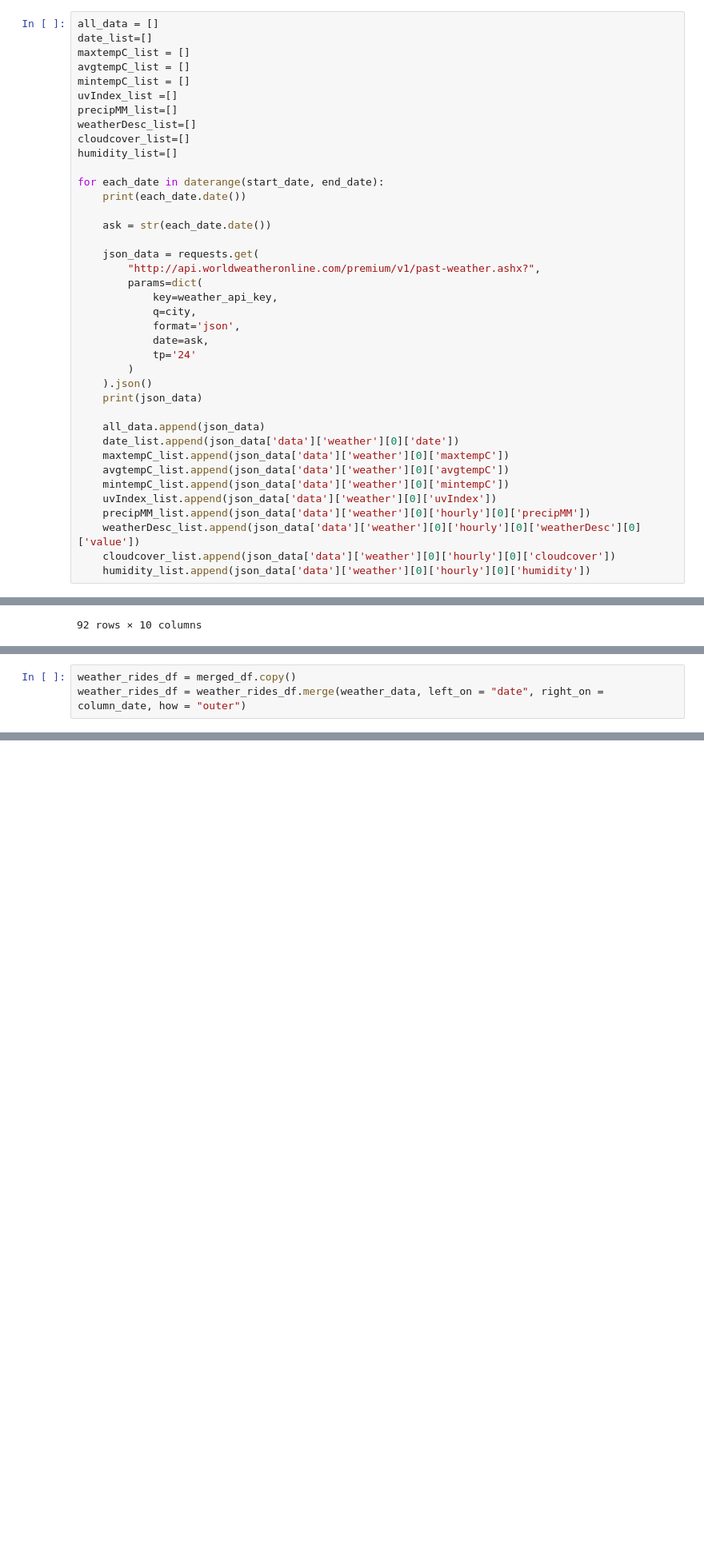
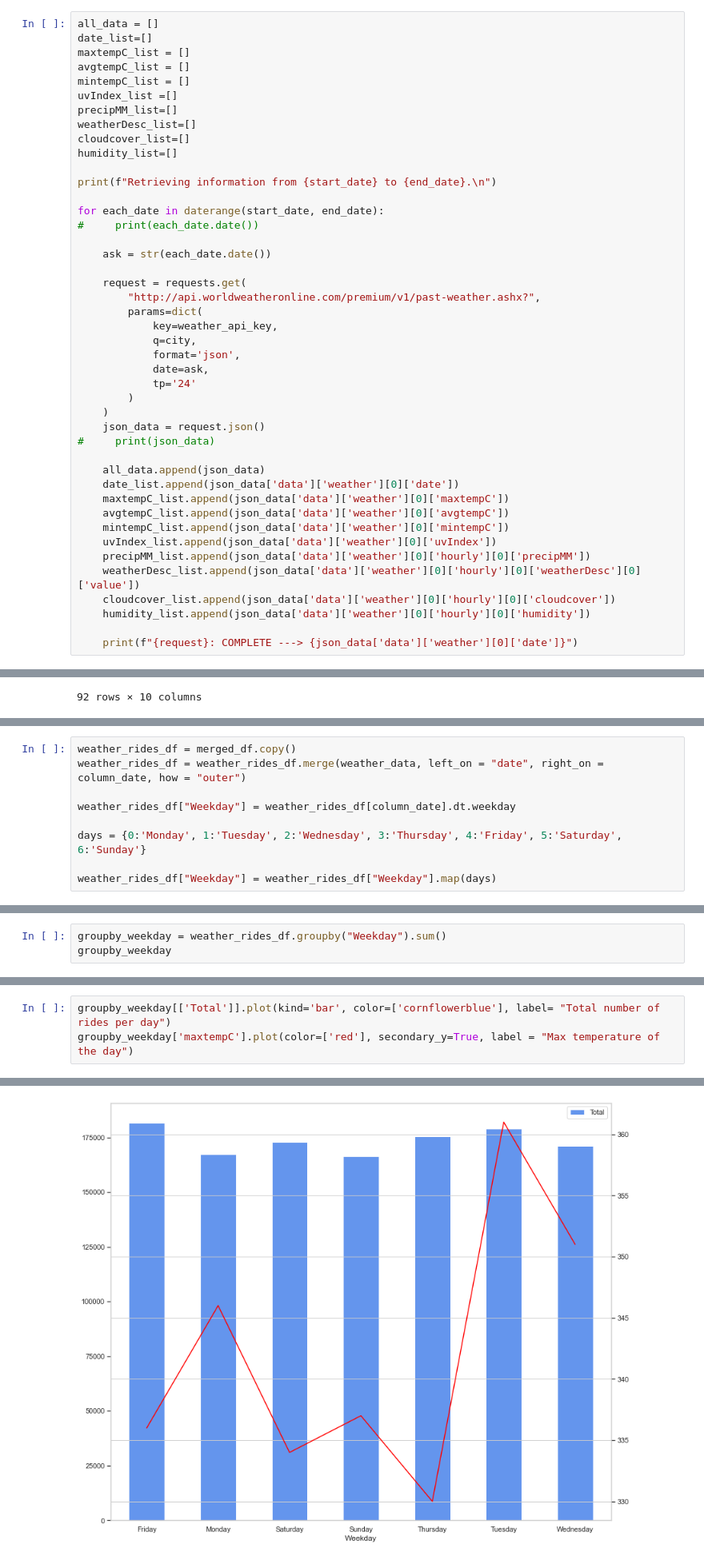
Before and after one commit to P219-C/G5_project-1_UWADA, a Jupyter notebook: Group5_main.ipynb, the cells around one changed output, grey strips where cells are left out. Shown at 80% size. Drawn from its saved outputs; the diff is of its cells as text; blank space fills up the shorter version.

Commit message:
Added weekdays and created df grouped by weekday

```diff
--- a/Group5_main.ipynb
+++ b/Group5_main.ipynb
@@ -59,12 +55,14 @@ weatherDesc_list=[]
 cloudcover_list=[]
 humidity_list=[]
 
+print(f"Retrieving information from {start_date} to {end_date}.\n")
+
 for each_date in daterange(start_date, end_date):
-    print(each_date.date())
+#     print(each_date.date())
 
     ask = str(each_date.date())
 
-    json_data = requests.get(
+    request = requests.get(
         "http://api.worldweatheronline.com/premium/v1/past-weather.ashx?",
         params=dict(
             key=weather_api_key,
@@ -73,8 +71,9 @@ for each_date in daterange(start_date, end_date):
             date=ask,
             tp='24'
         )
-    ).json()
-    print(json_data)
+    )
+    json_data = request.json()
+#     print(json_data)
 
     all_data.append(json_data)
     date_list.append(json_data['data']['weather'][0]['date'])
@@ -86,4 +85,6 @@ for each_date in daterange(start_date, end_date):
     weatherDesc_list.append(json_data['data']['weather'][0]['hourly'][0]['weatherDesc'][0]['value'])
     cloudcover_list.append(json_data['data']['weather'][0]['hourly'][0]['cloudcover'])
     humidity_list.append(json_data['data']['weather'][0]['hourly'][0]['humidity'])
+
+    print(f"{request}: COMPLETE ---> {json_data['data']['weather'][0]['date']}")
 # %% [output]
@@ -382,6 +382,12 @@ merged_df.to_csv("Data/rides_data.csv", encoding = "utf-8", index = False, heade
 # %%
 weather_rides_df = merged_df.copy()
 weather_rides_df = weather_rides_df.merge(weather_data, left_on = "date", right_on = column_date, how = "outer")
+
+weather_rides_df["Weekday"] = weather_rides_df[column_date].dt.weekday
+
+days = {0:'Monday', 1:'Tuesday', 2:'Wednesday', 3:'Thursday', 4:'Friday', 5:'Saturday', 6:'Sunday'}
+
+weather_rides_df["Weekday"] = weather_rides_df["Weekday"].map(days)
 # %%
 weather_rides_df
 # %% [output]
@@ -426,3 +432,6 @@ plt.rcParams["axes.labelsize"] = 2
 plt.show()
 # %% [output]
 [figure]
+# %%
+groupby_weekday = weather_rides_df.groupby("Weekday").sum()
+groupby_weekday
@@ -428,0 +448,4 @@ plt.show()
+# %%
+groupby_weekday[['Total']].plot(kind='bar', color=['cornflowerblue'], label= "Total number of rides per day")
+groupby_weekday['maxtempC'].plot(color=['red'], secondary_y=True, label = "Max temperature of the day")
+# %% [output]
@@ -429,3 +453,4 @@ plt.show()
+[figure, added]
 # %%
 # Seaborn scatter plot
 sns.scatterplot(data=weather_data, x="date", y="precipMM", hue="maxtempC", style="weatherDesc", s=250, palette="magma")
```
Also changed, not shown: parts of 5 cells of this notebook, 1 other file.
